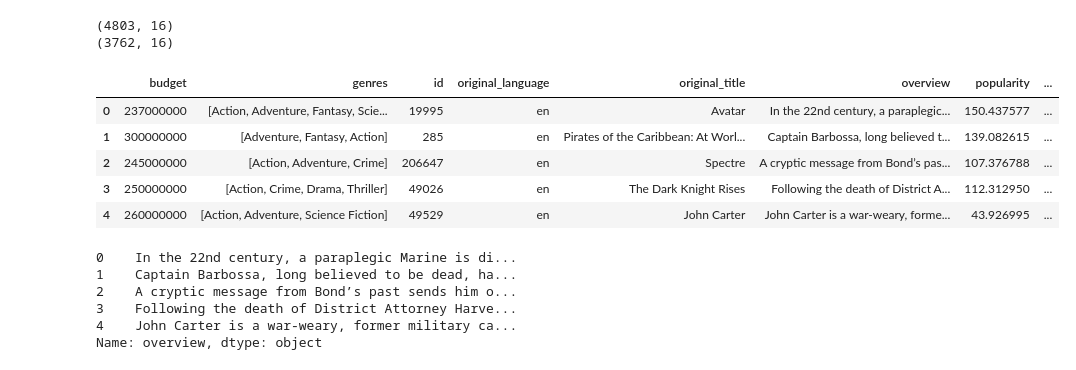
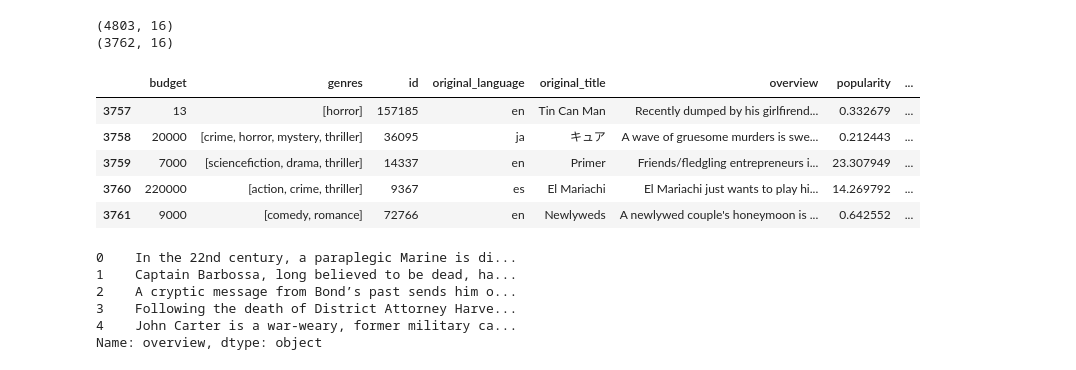
Before and after one commit to duartena/TXAI_Project, a Jupyter notebook: main_final.ipynb, the cells around one changed output. Cells and saved outputs as stored; diff of their text form; code cells hidden in the pictures.

```diff
--- a/main_final.ipynb
+++ b/main_final.ipynb
@@ -75,14 +75,14 @@ tmdb_5000_movies = tmdb_5000_movies.reset_index(drop=True)
 # %%
 tmdb_5000_movies["cast"] = preprocess_dict("cast", "name")
 # %%
-tmdb_5000_movies.head()
+tmdb_5000_movies.tail()
 # %% [output]
 |  | budget | genres | id | original_language | original_title | overview | popularity | ... |
-| 0 | 237000000 | [Action, Adventure, Fantasy, Scie... | 19995 | en | Avatar | In the 22nd century, a paraplegic... | 150.437577 | ... |
-| 1 | 300000000 | [Adventure, Fantasy, Action] | 285 | en | Pirates of the Caribbean: At Worl... | Captain Barbossa, long believed t... | 139.082615 | ... |
-| 2 | 245000000 | [Action, Adventure, Crime] | 206647 | en | Spectre | A cryptic message from Bond’s pas... | 107.376788 | ... |
-| 3 | 250000000 | [Action, Crime, Drama, Thriller] | 49026 | en | The Dark Knight Rises | Following the death of District A... | 112.312950 | ... |
-| 4 | 260000000 | [Action, Adventure, Science Fiction] | 49529 | en | John Carter | John Carter is a war-weary, forme... | 43.926995 | ... |
+| 3757 | 13 | [horror] | 157185 | en | Tin Can Man | Recently dumped by his girlfirend... | 0.332679 | ... |
+| 3758 | 20000 | [crime, horror, mystery, thriller] | 36095 | ja | キュア | A wave of gruesome murders is swe... | 0.212443 | ... |
+| 3759 | 7000 | [sciencefiction, drama, thriller] | 14337 | en | Primer | Friends/fledgling entrepreneurs i... | 23.307949 | ... |
+| 3760 | 220000 | [action, crime, thriller] | 9367 | es | El Mariachi | El Mariachi just wants to play hi... | 14.269792 | ... |
+| 3761 | 9000 | [comedy, romance] | 72766 | en | Newlyweds | A newlywed couple's honeymoon is ... | 0.642552 | ... |
 # %%
 tmdb_5000_movies['overview'].head()
 # %% [output]
```
Also changed, not shown: parts of 3 cells of this notebook, 1 other file.
